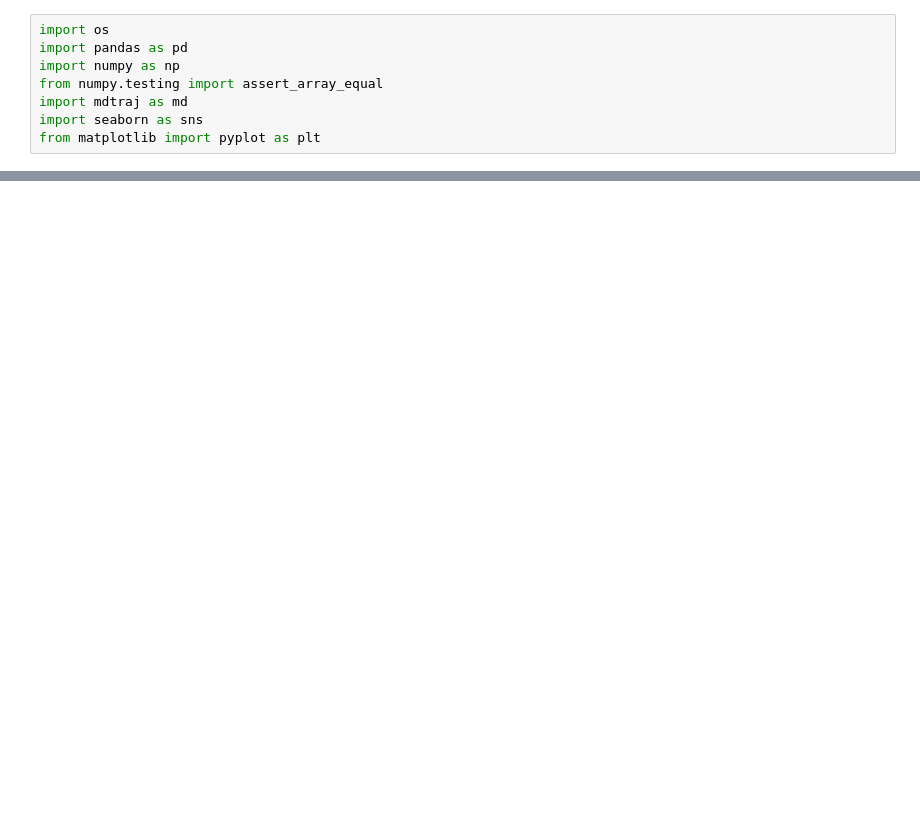
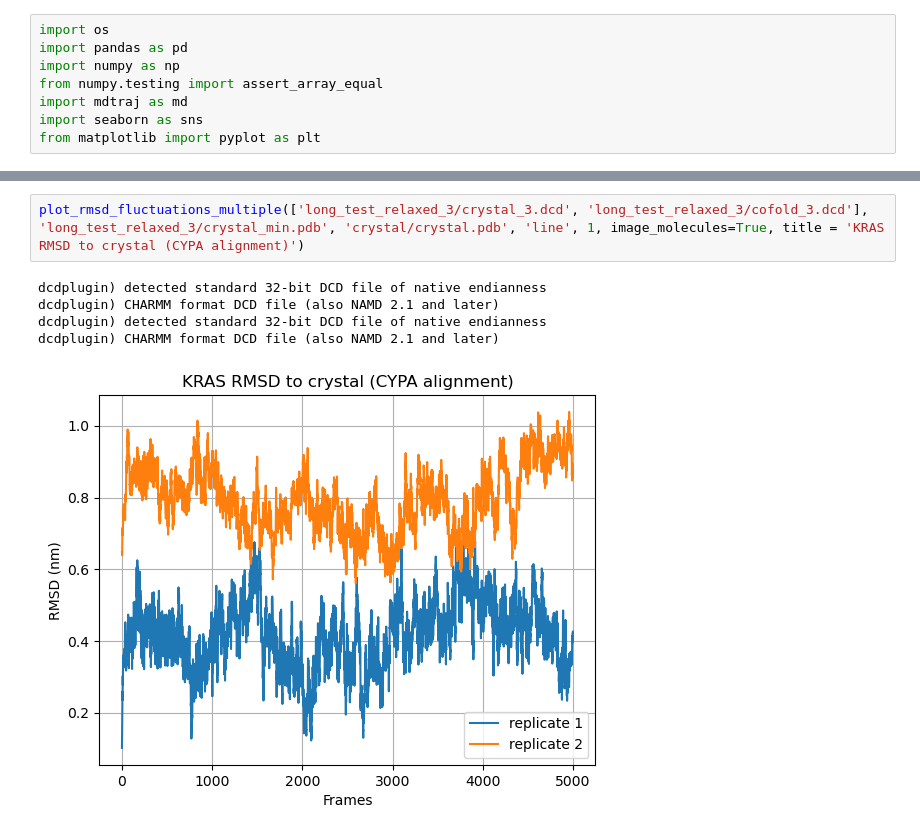
Before and after one commit to HaoLan-compchem/blog_03_12_2025, a Jupyter notebook: ternary_complex/comparable_md/analysis.ipynb, the cells around one changed output, grey strips where cells are left out. Saved outputs shown, nothing was run; the diff lists cells and outputs as text; blank space fills up the shorter version.

```diff
--- a/ternary_complex/comparable_md/analysis.ipynb
+++ b/ternary_complex/comparable_md/analysis.ipynb
@@ -63 +72,10 @@ dcdplugin) CHARMM format DCD file (also NAMD 2.1 and later)
+# %%
+plot_rmsd_fluctuations_multiple(['long_test_relaxed_3/crystal_3.dcd', 'long_test_relaxed_3/cofold_3.dcd'],
+'long_test_relaxed_3/crystal_min.pdb', 'crystal/crystal.pdb', 'line', 1, image_molecules=True, title = 'KRAS RMSD to crystal (CYPA alignment)')
+# %% [output]
+dcdplugin) detected standard 32-bit DCD file of native endianness
+dcdplugin) CHARMM format DCD file (also NAMD 2.1 and later)
+dcdplugin) detected standard 32-bit DCD file of native endianness
+dcdplugin) CHARMM format DCD file (also NAMD 2.1 and later)
+[figure, added]
 # %%
```
Also changed, not shown: parts of 5 cells of this notebook, 8 other files.
